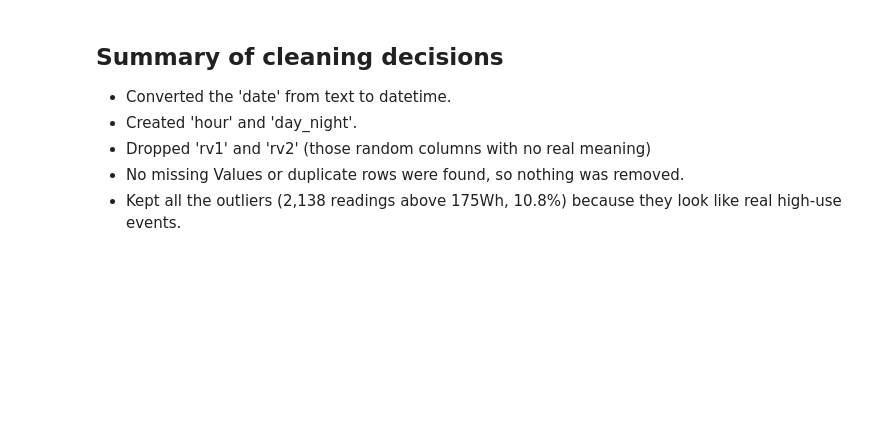
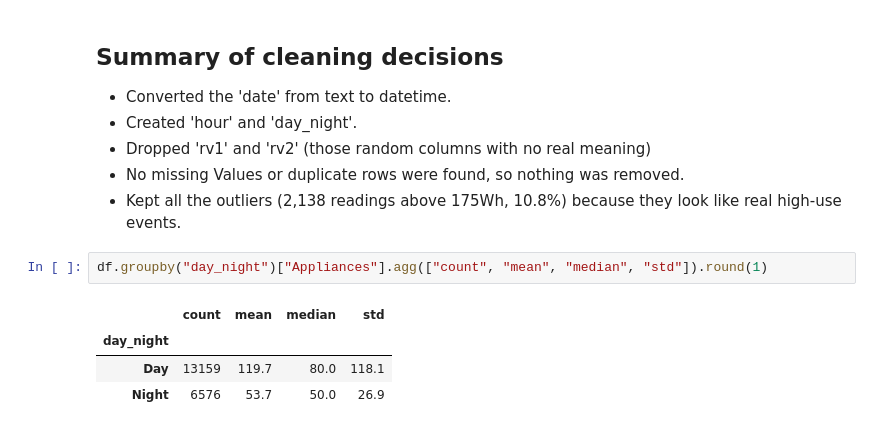
Before and after one commit to elouisedivine-commits/appliances-energy-analysis, a Jupyter notebook: cleaning.ipynb, the cells around one changed output. Drawn from its saved outputs; the diff is of its cells as text; blank space fills up the shorter version.

Commit message:
Add day vs night summary statistics

```diff
--- a/cleaning.ipynb
+++ b/cleaning.ipynb
@@ -221,3 +221,10 @@ Name: Appliances, dtype: float64
 - Dropped 'rv1' and 'rv2' (those random columns with no real meaning)
 - No missing Values or duplicate rows were found, so nothing was removed.
 - Kept all the outliers (2,138 readings above 175Wh, 10.8%) because they look like real high-use events.
+# %%
+df.groupby("day_night")["Appliances"].agg(["count", "mean", "median", "std"]).round(1)
+# %% [output]
+|  | count | mean | median | std |
+| day_night |  |  |  |  |
+| Day | 13159 | 119.7 | 80.0 | 118.1 |
+| Night | 6576 | 53.7 | 50.0 | 26.9 |
```
